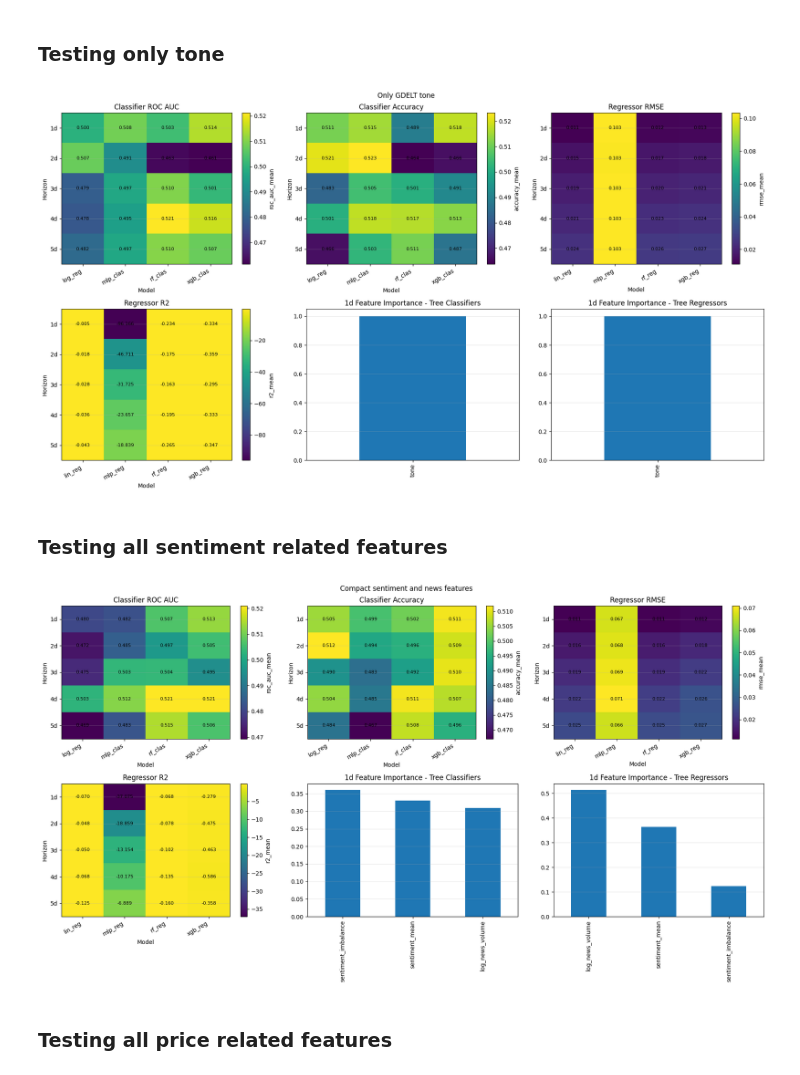
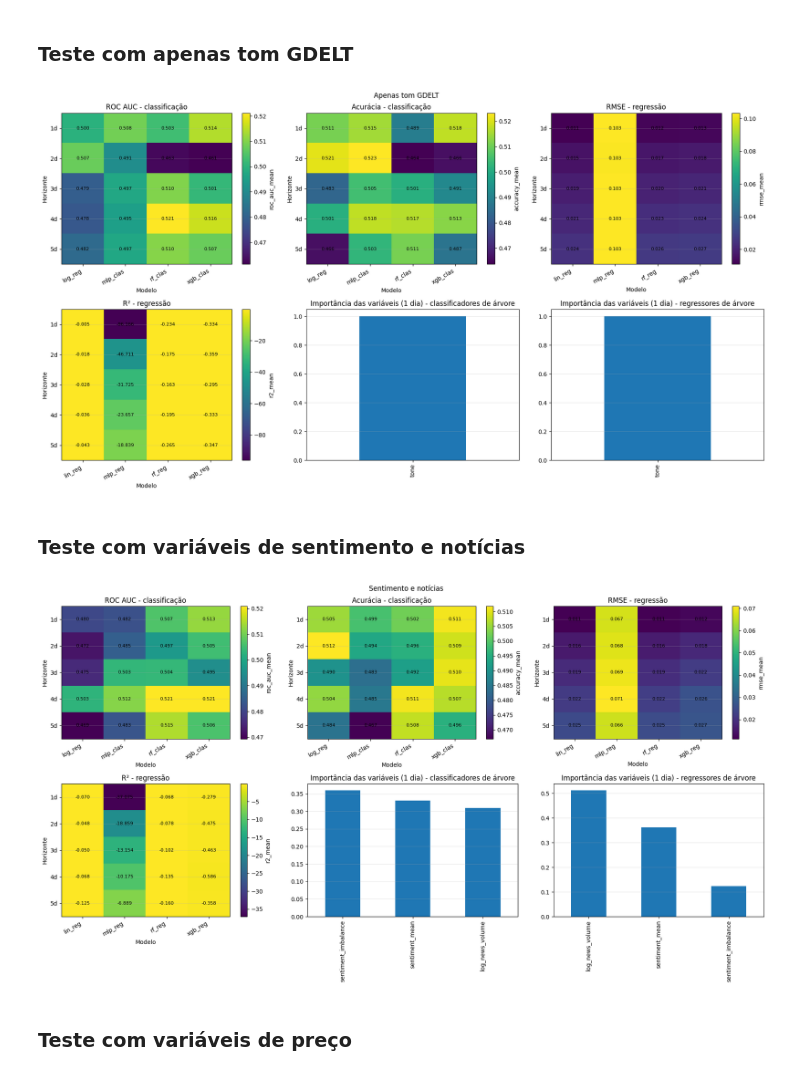
Before and after one commit to Nikolas010101/MBA-TCC, a Jupyter notebook: Market news/analyze_market_news.ipynb, the cells around one changed output. Drawn from its saved outputs; the diff is of its cells as text; code cells hidden in the pictures.

```diff
--- a/Market news/analyze_market_news.ipynb
+++ b/Market news/analyze_market_news.ipynb
@@ -488,7 +488,7 @@ def plot_metric_bars(ax, df, metric_cols, title):
         ax.bar(x + (i - (len(metric_cols) - 1) / 2) * width, df[col], width, yerr=df.get(col.replace("_mean", "_std")), capsize=4, label=col.replace("_mean", "").upper())
     ax.set_xticks(x, df["model"])
     ax.legend(title="Metric")
-    style_axis(ax, title, "Model", "Score")
+    style_axis(ax, title, "Modelo", "Métrica")
 
 
 def plot_single_metric_bar(ax, df, metric, title, baseline=None):
@@ -497,7 +497,7 @@ def plot_single_metric_bar(ax, df, metric, title, baseline=None):
         ax.axhline(baseline, color="black", linestyle="--", linewidth=1, label="Baseline")
         ax.legend()
     ax.tick_params(axis="x", rotation=20)
-    style_axis(ax, title, "Model", metric.replace("_mean", "").upper())
+    style_axis(ax, title, "Modelo", metric.replace("_mean", "").upper())
 
 
 def plot_importance(ax, importance, title, top_n=15):
@@ -515,7 +515,7 @@ def plot_horizon_heatmap(ax, df, metric, title):
         for col in range(table.shape[1]):
             ax.text(col, row, f"{table.iloc[row, col]:.3f}", ha="center", va="center", fontsize=8)
     plt.colorbar(image, ax=ax, label=metric)
-    style_axis(ax, title, "Model", "Horizon")
+    style_axis(ax, title, "Modelo", "Horizonte")
 
 
 def evaluate_horizons(X, target_sets):
@@ -533,12 +533,12 @@ def plot_model_results(feature_cols, title, target_sets):
     clf_df, reg_df, clf_importance, reg_importance = evaluate_horizons(pdf[feature_cols], target_sets)
     fig, axes = plt.subplots(2, 3, figsize=(18, 10))
     fig.suptitle(title)
-    plot_horizon_heatmap(axes[0, 0], clf_df, "roc_auc_mean", "Classifier ROC AUC")
-    plot_horizon_heatmap(axes[0, 1], clf_df, "accuracy_mean", "Classifier Accuracy")
-    plot_horizon_heatmap(axes[0, 2], reg_df, "rmse_mean", "Regressor RMSE")
-    plot_horizon_heatmap(axes[1, 0], reg_df, "r2_mean", "Regressor R2")
-    plot_importance(axes[1, 1], clf_importance, "1d Feature Importance - Tree Classifiers")
-    plot_importance(axes[1, 2], reg_importance, "1d Feature Importance - Tree Regressors")
+    plot_horizon_heatmap(axes[0, 0], clf_df, "roc_auc_mean", "ROC AUC - classificação")
+    plot_horizon_heatmap(axes[0, 1], clf_df, "accuracy_mean", "Acurácia - classificação")
+    plot_horizon_heatmap(axes[0, 2], reg_df, "rmse_mean", "RMSE - regressão")
+    plot_horizon_heatmap(axes[1, 0], reg_df, "r2_mean", "R² - regressão")
+    plot_importance(axes[1, 1], clf_importance, "Importância das variáveis (1 dia) - classificadores de árvore")
+    plot_importance(axes[1, 2], reg_importance, "Importância das variáveis (1 dia) - regressores de árvore")
     plt.tight_layout()
     plt.show()
     return clf_df, reg_df, clf_importance, reg_importance
@@ -587,18 +587,18 @@ def plot_top_results(ax, ranking, metric, title, top_n=10):
     style_axis(ax, title, metric, grid_axis="x")
 
 
-def plot_experiment_comparison(experiments, title="Experiment comparison"):
+def plot_experiment_comparison(experiments, title="Comparação de experimentos"):
     clf_ranking, reg_ranking, clf_results, reg_results = rank_experiments(experiments)
     fig, axes = plt.subplots(2, 2, figsize=(18, 12))
     fig.suptitle(title)
-    plot_top_results(axes[0, 0], clf_ranking, "roc_auc_mean", "Top classifiers by ROC AUC")
-    plot_top_results(axes[0, 1], reg_ranking, "rmse_mean", "Top regressors by RMSE")
-    plot_result_heatmap(axes[1, 0], clf_results, "roc_auc_mean", "Classifier ROC AUC by experiment")
-    plot_result_heatmap(axes[1, 1], reg_results, "rmse_mean", "Regressor RMSE by experiment")
+    plot_top_results(axes[0, 0], clf_ranking, "roc_auc_mean", "Melhores classificadores por ROC AUC")
+    plot_top_results(axes[0, 1], reg_ranking, "rmse_mean", "Melhores regressores por RMSE")
+    plot_result_heatmap(axes[1, 0], clf_results, "roc_auc_mean", "ROC AUC de classificação por experimento")
+    plot_result_heatmap(axes[1, 1], reg_results, "rmse_mean", "RMSE de regressão por experimento")
     plt.tight_layout()
     plt.show()
-    print("Classifier ranking")
+    print("Ranking dos classificadores")
     display(clf_ranking)
-    print("Regressor ranking")
+    print("Ranking dos regressores")
     display(reg_ranking)
     return clf_ranking, reg_ranking, clf_results, reg_results
@@ -626,15 +689,15 @@ sentiment_mean_results = plot_model_results(["sentiment_mean"], "Only sentiment
-# %% [markdown]
-### Testing only tone
+# %% [markdown]
+### Teste com apenas tom GDELT
 # %%
-tone_results = plot_model_results(gdelt_tone_features, "Only GDELT tone", target_sets)
+tone_results = plot_model_results(gdelt_tone_features, "Apenas tom GDELT", target_sets)
 # %% [output]
-[figure, old version]
+[figure, new version]
-# %% [markdown]
-### Testing all sentiment related features
+# %% [markdown]
+### Teste com variáveis de sentimento e notícias
 # %%
-sentiment_results = plot_model_results(sentiment_features, "Compact sentiment and news features", target_sets)
+sentiment_results = plot_model_results(sentiment_features, "Sentimento e notícias", target_sets)
 # %% [output]
-[figure, old version]
+[figure, new version]
-# %% [markdown]
-### Testing all price related features
+# %% [markdown]
+### Teste com variáveis de preço
 # %%
```
Also changed, not shown: parts of 61 cells of this notebook.
